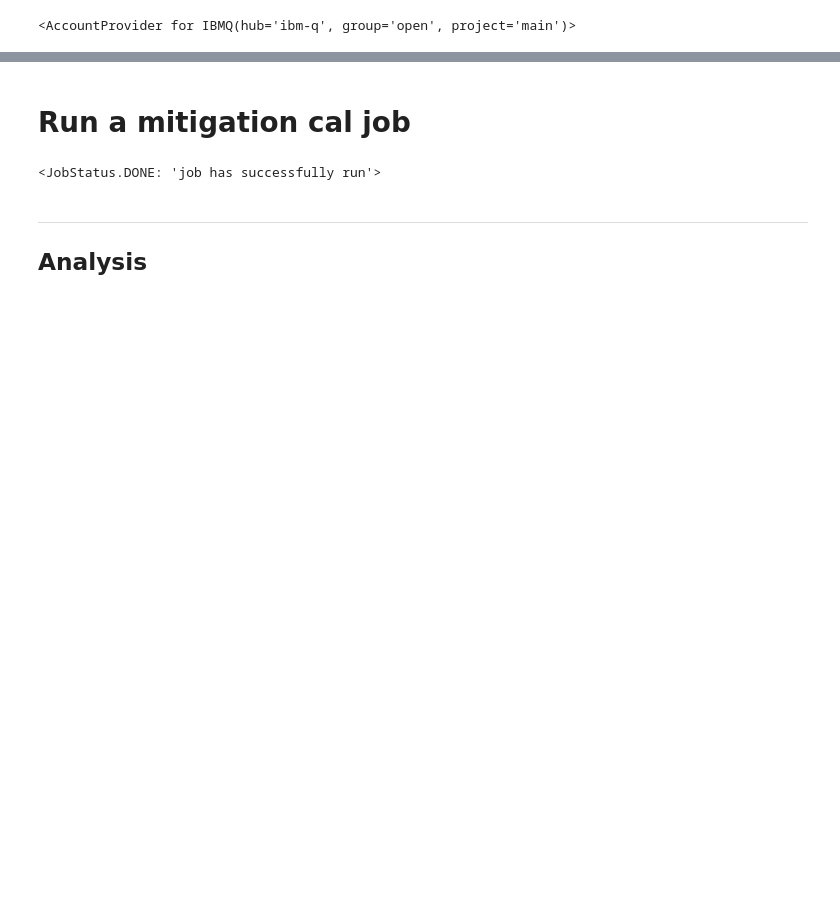
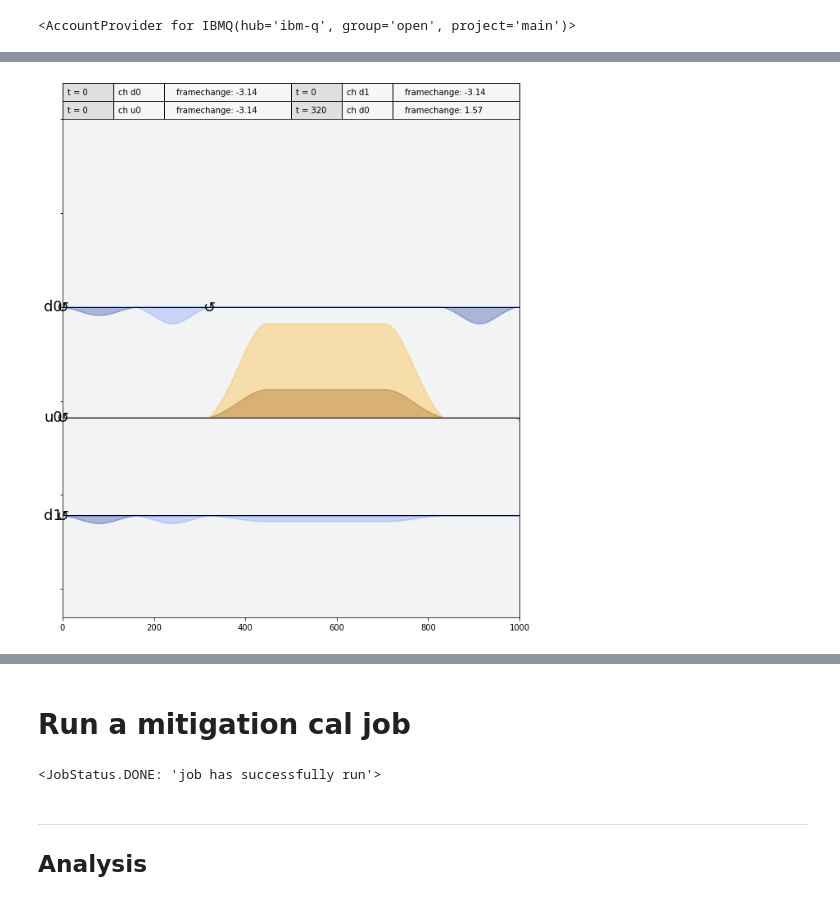
Before and after one commit to singular-value/optimizations_via_openpulse, a Jupyter notebook: ZZ_Interaction_EXPERIMENT.ipynb, the cells around one changed output, grey strips where cells are left out. Cells and saved outputs as stored; diff of their text form; code cells hidden in the pictures; blank space fills up the shorter version.

```diff
--- a/ZZ_Interaction_EXPERIMENT.ipynb
+++ b/ZZ_Interaction_EXPERIMENT.ipynb
@@ -59,5 +64,7 @@ circuit.draw(output='latex')
 # %%
-schedules[1].draw(channels=[config.drive(0), config.drive(1), config.control(0)])
+schedules[20].draw(channels=[config.drive(0), config.drive(1), config.control(0)], plot_range=(0,1000))
+# %% [output]
+[figure, added]
 # %%
 ## Optimized Way Way: zz_interaction decomposes directly to cross resonancefor theta in thetas:
 for theta in thetas:
```
Also changed, not shown: parts of 16 cells of this notebook, 1 other file.
